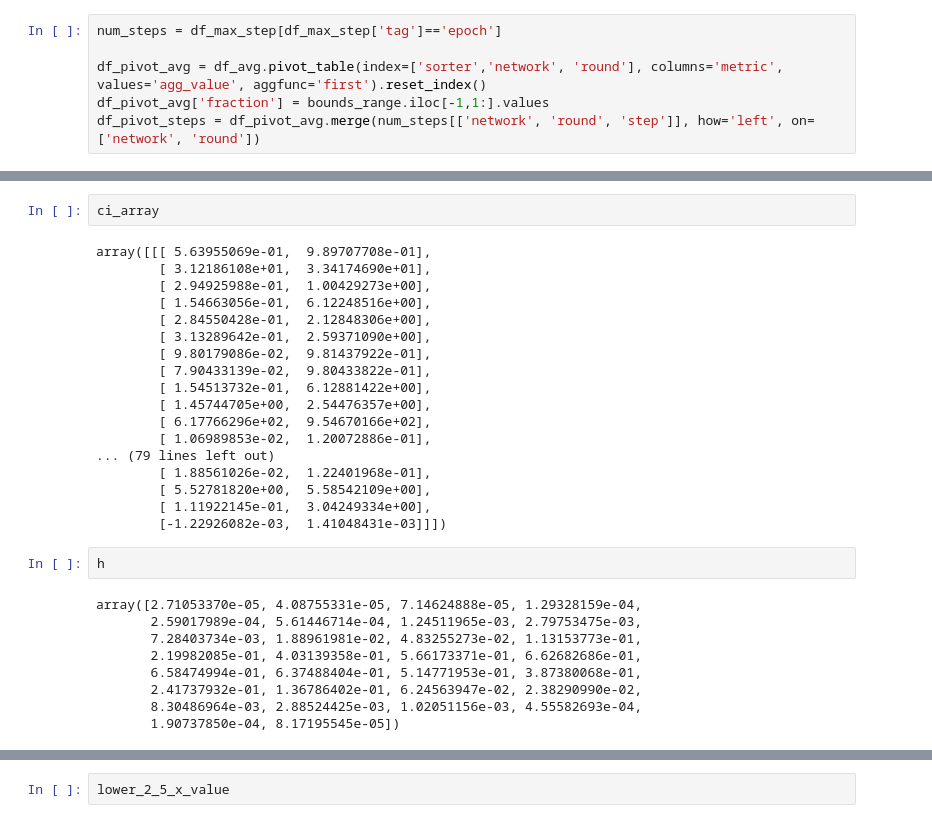
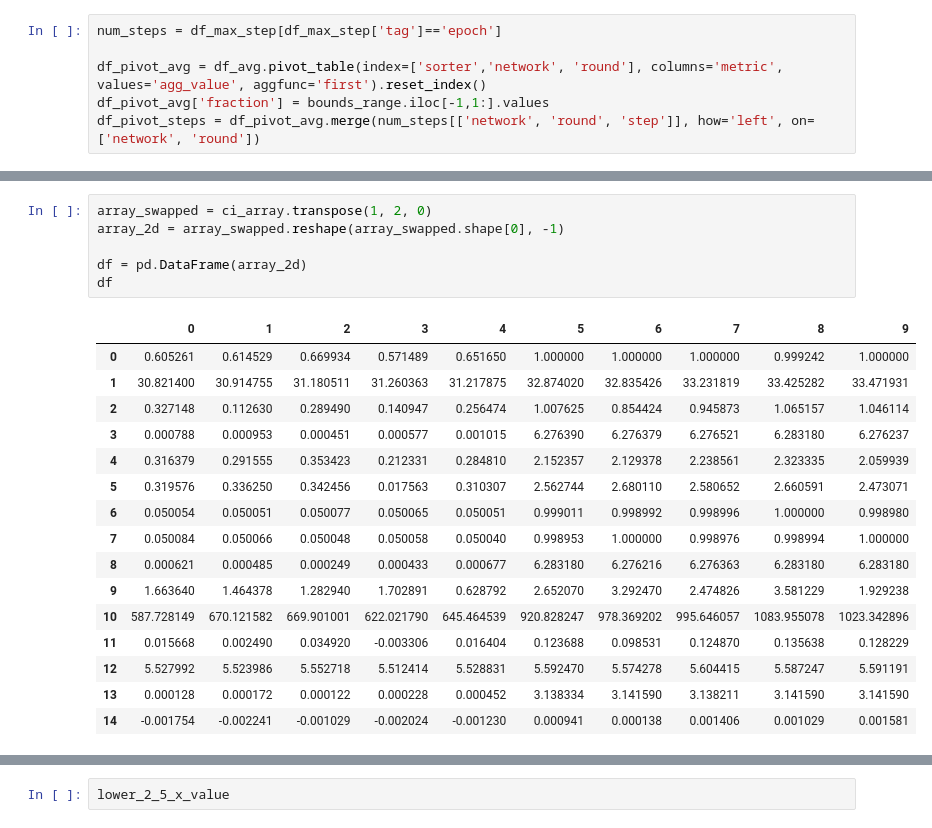
Before and after one commit to Nic0laA/master-thesis, a Jupyter notebook: final_peregrine_runs/results/plot_loss_curves.ipynb, the cells around one changed output, grey strips where cells are left out. Cells and saved outputs as stored; diff of their text form.

```diff
--- a/final_peregrine_runs/results/plot_loss_curves.ipynb
+++ b/final_peregrine_runs/results/plot_loss_curves.ipynb
@@ -417,31 +413,23 @@ IndexError: index 0 is out of bounds for axis 0 with size 0
-# %%
-ci_array
-# %% [output]
-array([[[ 5.63955069e-01,  9.89707708e-01],
-        [ 3.12186108e+01,  3.34174690e+01],
-        [ 2.94925988e-01,  1.00429273e+00],
-        [ 1.54663056e-01,  6.12248516e+00],
-        [ 2.84550428e-01,  2.12848306e+00],
-        [ 3.13289642e-01,  2.59371090e+00],
-        [ 9.80179086e-02,  9.81437922e-01],
-        [ 7.90433139e-02,  9.80433822e-01],
-        [ 1.54513732e-01,  6.12881422e+00],
-        [ 1.45744705e+00,  2.54476357e+00],
-        [ 6.17766296e+02,  9.54670166e+02],
-        [ 1.06989853e-02,  1.20072886e-01],
-... (79 lines left out)
-        [ 1.88561026e-02,  1.22401968e-01],
-        [ 5.52781820e+00,  5.58542109e+00],
-        [ 1.11922145e-01,  3.04249334e+00],
-        [-1.22926082e-03,  1.41048431e-03]]])
-# %%
-h
-# %% [output]
-array([2.71053370e-05, 4.08755331e-05, 7.14624888e-05, 1.29328159e-04,
-       2.59017989e-04, 5.61446714e-04, 1.24511965e-03, 2.79753475e-03,
-       7.28403734e-03, 1.88961981e-02, 4.83255273e-02, 1.13153773e-01,
-       2.19982085e-01, 4.03139358e-01, 5.66173371e-01, 6.62682686e-01,
-       6.58474994e-01, 6.37488404e-01, 5.14771953e-01, 3.87380068e-01,
-       2.41737932e-01, 1.36786402e-01, 6.24563947e-02, 2.38290990e-02,
-       8.30486964e-03, 2.88524425e-03, 1.02051156e-03, 4.55582693e-04,
-       1.90737850e-04, 8.17195545e-05])
+# %%
+array_swapped = ci_array.transpose(1, 2, 0)
+array_2d = array_swapped.reshape(array_swapped.shape[0], -1)
+
+df = pd.DataFrame(array_2d)
+df
+# %% [output]
+|  | 0 | 1 | 2 | 3 | 4 | 5 | 6 | 7 | 8 | 9 |
+| 0 | 0.605261 | 0.614529 | 0.669934 | 0.571489 | 0.651650 | 1.000000 | 1.000000 | 1.000000 | 0.999242 | 1.000000 |
+| 1 | 30.821400 | 30.914755 | 31.180511 | 31.260363 | 31.217875 | 32.874020 | 32.835426 | 33.231819 | 33.425282 | 33.471931 |
+| 2 | 0.327148 | 0.112630 | 0.289490 | 0.140947 | 0.256474 | 1.007625 | 0.854424 | 0.945873 | 1.065157 | 1.046114 |
+| 3 | 0.000788 | 0.000953 | 0.000451 | 0.000577 | 0.001015 | 6.276390 | 6.276379 | 6.276521 | 6.283180 | 6.276237 |
+| 4 | 0.316379 | 0.291555 | 0.353423 | 0.212331 | 0.284810 | 2.152357 | 2.129378 | 2.238561 | 2.323335 | 2.059939 |
+| 5 | 0.319576 | 0.336250 | 0.342456 | 0.017563 | 0.310307 | 2.562744 | 2.680110 | 2.580652 | 2.660591 | 2.473071 |
+| 6 | 0.050054 | 0.050051 | 0.050077 | 0.050065 | 0.050051 | 0.999011 | 0.998992 | 0.998996 | 1.000000 | 0.998980 |
+| 7 | 0.050084 | 0.050066 | 0.050048 | 0.050058 | 0.050040 | 0.998953 | 1.000000 | 0.998976 | 0.998994 | 1.000000 |
+| 8 | 0.000621 | 0.000485 | 0.000249 | 0.000433 | 0.000677 | 6.283180 | 6.276216 | 6.276363 | 6.283180 | 6.283180 |
+| 9 | 1.663640 | 1.464378 | 1.282940 | 1.702891 | 0.628792 | 2.652070 | 3.292470 | 2.474826 | 3.581229 | 1.929238 |
+| 10 | 587.728149 | 670.121582 | 669.901001 | 622.021790 | 645.464539 | 920.828247 | 978.369202 | 995.646057 | 1083.955078 | 1023.342896 |
+| 11 | 0.015668 | 0.002490 | 0.034920 | -0.003306 | 0.016404 | 0.123688 | 0.098531 | 0.124870 | 0.135638 | 0.128229 |
+| 12 | 5.527992 | 5.523986 | 5.552718 | 5.512414 | 5.528831 | 5.592470 | 5.574278 | 5.604415 | 5.587247 | 5.591191 |
+| 13 | 0.000128 | 0.000172 | 0.000122 | 0.000228 | 0.000452 | 3.138334 | 3.141590 | 3.138211 | 3.141590 | 3.141590 |
+| 14 | -0.001754 | -0.002241 | -0.001029 | -0.002024 | -0.001230 | 0.000941 | 0.000138 | 0.001406 | 0.001029 | 0.001581 |
```
Also changed, not shown: parts of 15 cells of this notebook, 6 other files.
